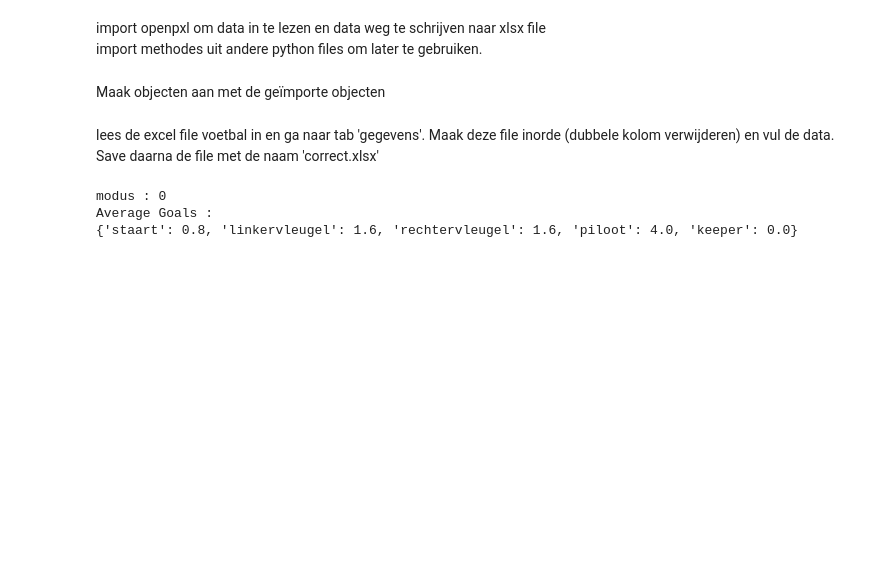
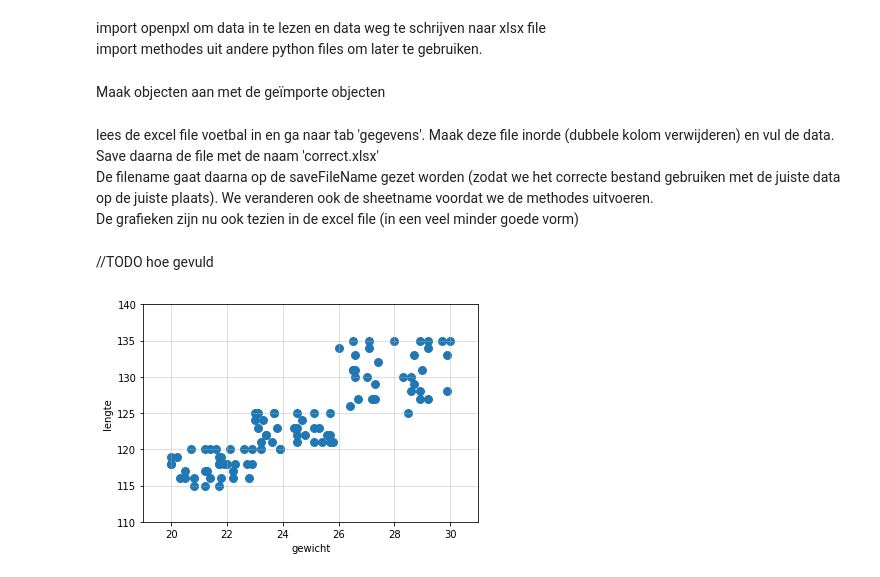
Before and after one commit to bavokn/Data-Advanced, a Jupyter notebook: voetbal.ipynb, the cells around one changed output. Drawn from its saved outputs; the diff is of its cells as text; code cells hidden in the pictures; blank space fills up the shorter version.

Commit message:
fill in TODOS

```diff
--- a/voetbal.ipynb
+++ b/voetbal.ipynb
@@ -18,5 +18,10 @@ saveFileName = 'correct.xlsx'
 
 spelertjes.readFile(fileName, sheetName)
 spelertjes.writeFile(fileName, sheetName, saveFileName)
+
+fileName = saveFileName
+sheetName = "grafiek"
 # %% [markdown]
-lees de excel file voetbal in en ga naar tab 'gegevens'. Maak deze file inorde (dubbele kolom verwijderen) en vul de data. Save daarna de file met de naam 'correct.xlsx'
+lees de excel file voetbal in en ga naar tab 'gegevens'. Maak deze file inorde (dubbele kolom verwijderen) en vul de data. Save daarna de file met de naam 'correct.xlsx'<br>
+De filename gaat daarna op de saveFileName gezet worden (zodat we het correcte bestand gebruiken met de juiste data op de juiste plaats). We veranderen ook de sheetname voordat we de methodes uitvoeren.<br>
+De grafieken zijn nu ook tezien in de excel file (in een veel minder goede vorm)
@@ -23,6 +63,6 @@ lees de excel file voetbal in en ga naar tab 'gegevens'. Maak deze file inorde (
+# %% [markdown]
+//TODO hoe gevuld
 # %%
-graphs.averageAndModus(fileName,sheetName,fileName)
+graphs.drawScatterChart(fileName, sheetName, fileName)
 # %% [output]
-modus : 0
-Average Goals :
-{'staart': 0.8, 'linkervleugel': 1.6, 'rechtervleugel': 1.6, 'piloot': 4.0, 'keeper': 0.0}
+[figure, added]
```
Also changed, not shown: parts of 10 cells of this notebook, 6 other files.
